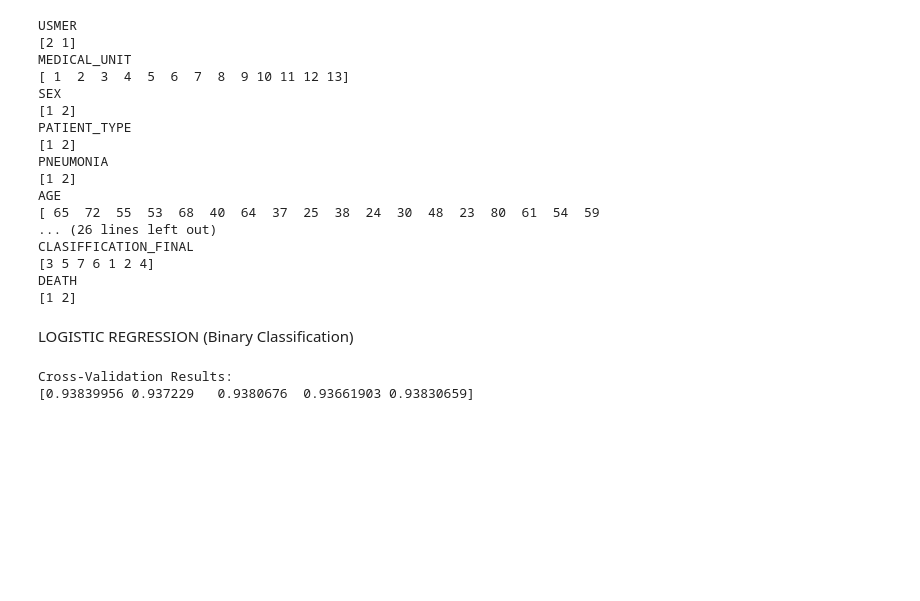
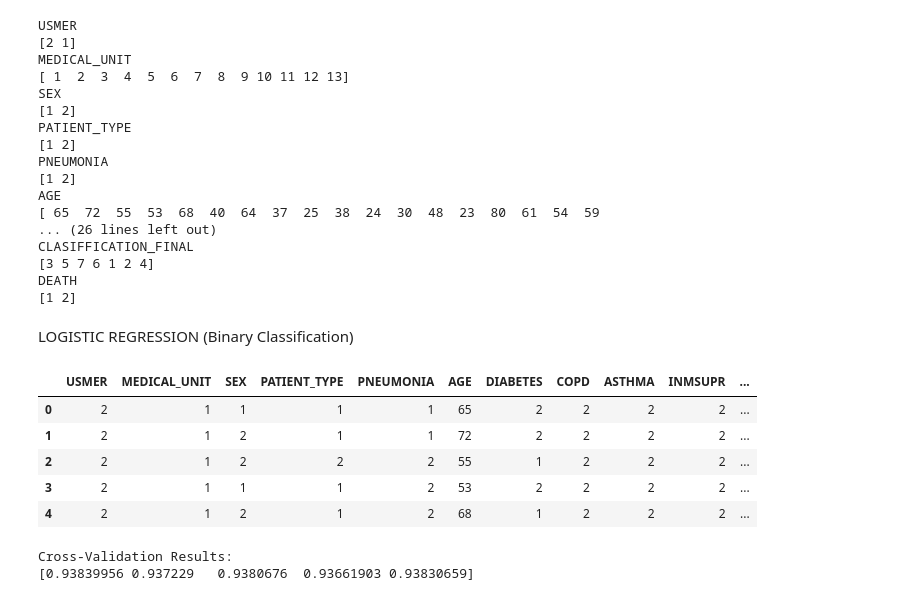
Before and after one commit to darias31/Logistic_Regression_ML, a Jupyter notebook: covid_data_ml_models.ipynb, the cells around one changed output. Cells and saved outputs as stored; diff of their text form; code cells hidden in the pictures; blank space fills up the shorter version.

```diff
--- a/covid_data_ml_models.ipynb
+++ b/covid_data_ml_models.ipynb
@@ -199,0 +190,10 @@ y = df['DEATH']
+# %%
+# reminder of what the dataset looks like
+df.head()
+# %% [output]
+|  | USMER | MEDICAL_UNIT | SEX | PATIENT_TYPE | PNEUMONIA | AGE | DIABETES | COPD | ASTHMA | INMSUPR | ... |
+| 0 | 2 | 1 | 1 | 1 | 1 | 65 | 2 | 2 | 2 | 2 | ... |
+| 1 | 2 | 1 | 2 | 1 | 1 | 72 | 2 | 2 | 2 | 2 | ... |
+| 2 | 2 | 1 | 2 | 2 | 2 | 55 | 1 | 2 | 2 | 2 | ... |
+| 3 | 2 | 1 | 1 | 1 | 2 | 53 | 2 | 2 | 2 | 2 | ... |
+| 4 | 2 | 1 | 2 | 1 | 2 | 68 | 1 | 2 | 2 | 2 | ... |
```
Also changed, not shown: parts of 10 cells of this notebook.
